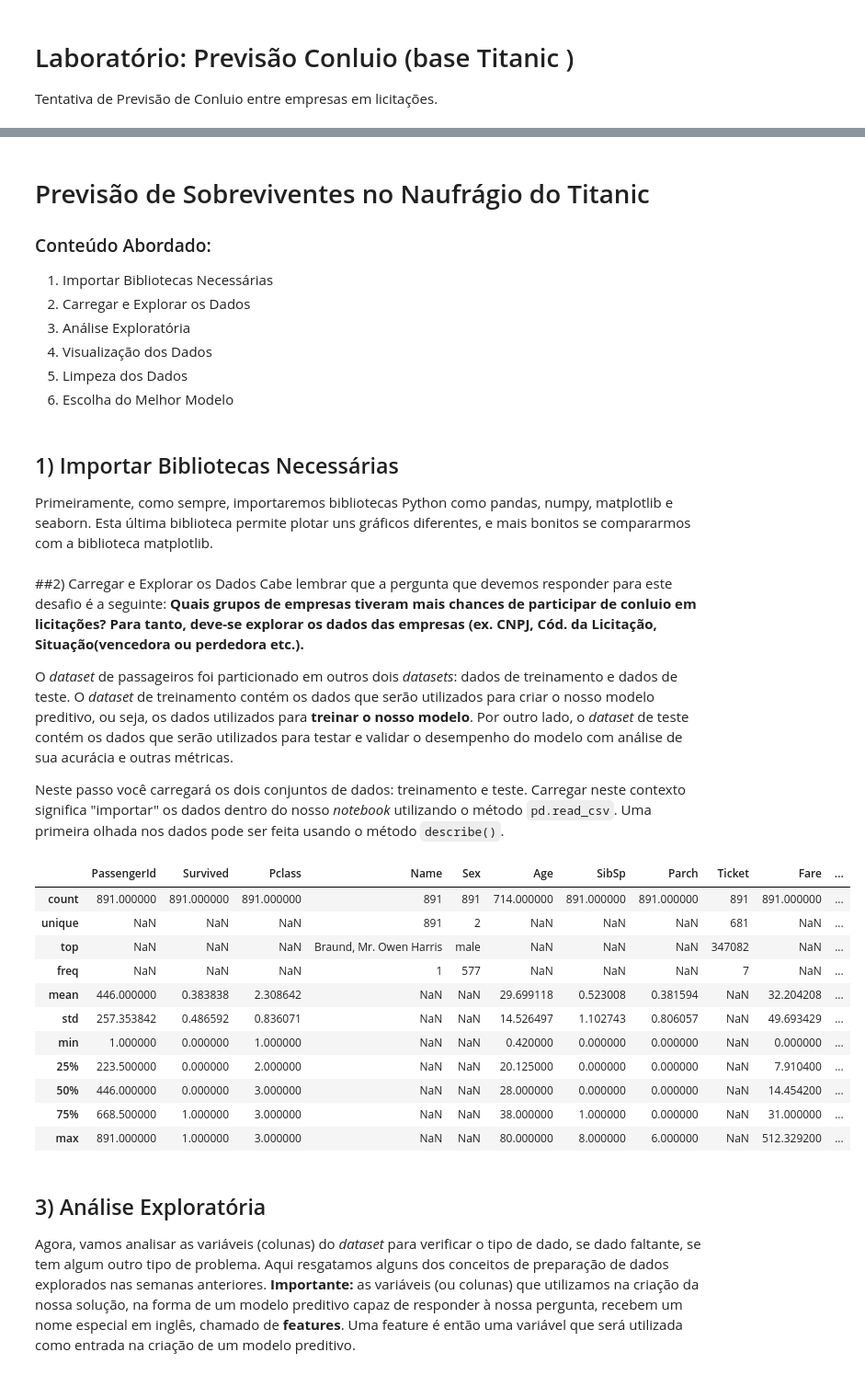
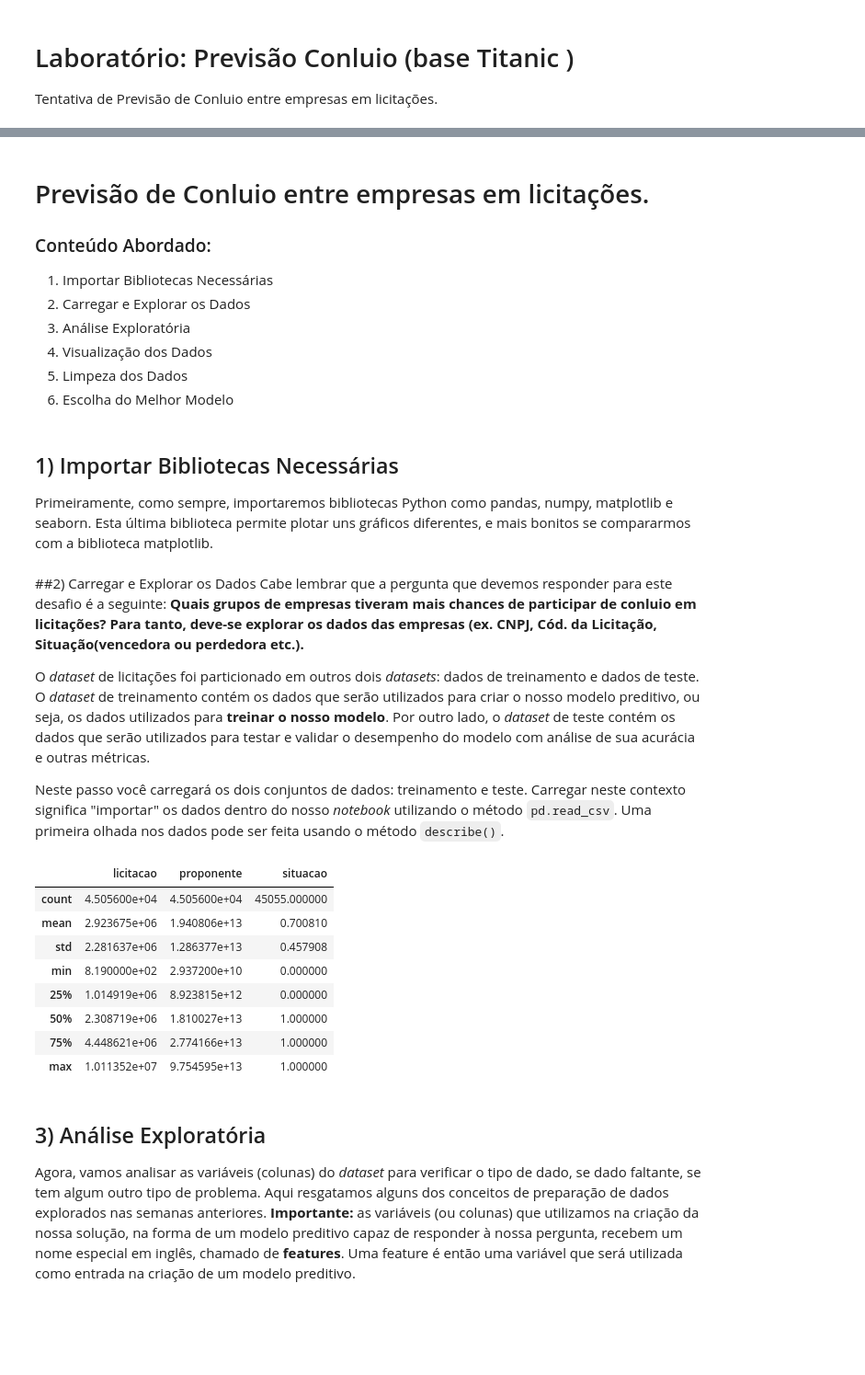
Before and after one commit to pcpiscator/2T2021, a Jupyter notebook: Previsão_Conluio_(Baseado_no_Titanic_).ipynb, the cells around one changed output, grey strips where cells are left out. Shown: that part at 92% size. Drawn from its saved outputs; the diff is of its cells as text; code cells hidden in the pictures; blank space fills up the shorter version.

```diff
--- a/Previsão_Conluio_(Baseado_no_Titanic_).ipynb
+++ b/Previsão_Conluio_(Baseado_no_Titanic_).ipynb
@@ -34,5 +6,5 @@ Este notebook apresenta um passo-a-passo na análise exploratória dos dados de
 # %% [markdown]
-# Previsão de Sobreviventes no Naufrágio do Titanic
+# Previsão de Conluio entre empresas em licitações.
 
 ### Conteúdo Abordado:
 1. Importar Bibliotecas Necessárias
@@ -63,35 +35,33 @@ warnings.filterwarnings('ignore')
 ##2) Carregar e Explorar os Dados
 Cabe lembrar que a pergunta que devemos responder para este desafio é a seguinte: **Quais grupos de empresas tiveram mais chances de participar de conluio em licitações? Para tanto,  deve-se explorar os dados das empresas (ex. CNPJ, Cód. da Licitação, Situação(vencedora ou perdedora etc.).**
 
-O *dataset* de passageiros foi particionado em outros dois *datasets*: dados de treinamento e dados de teste.
+O *dataset* de licitações foi particionado em outros dois *datasets*: dados de treinamento e dados de teste.
 O *dataset* de treinamento contém os dados que serão utilizados para criar o nosso modelo preditivo, ou seja, os dados utilizados para **treinar o nosso modelo**. Por outro lado, o *dataset* de teste contém os dados que serão utilizados para testar e validar o desempenho do modelo com análise de sua acurácia e outras métricas.
 
 Neste passo você carregará os dois conjuntos de dados: treinamento e teste. Carregar neste contexto significa "importar" os dados dentro do nosso *notebook* utilizando o método `pd.read_csv`. Uma primeira olhada nos dados pode ser feita usando o método `describe()`.
 # %%
 # importar arquivos CSV: treinamento e teste. Note que os arquivos estão no Google Drive, e com isto, temos que acessá-los
 # através de um endereço web (URL) com caracteres 'estranhos' (chamados de 'hash'). Se os arquivos estivessem em seu computador,
 # o acesso seria utilizando os nomes dos arquivos CSV treinamento.csv e teste.csv
-url_arquivo_treinamento_csv='https://drive.google.com/uc?export=view&id=1dJWrDlgp43l9qcZtSJ8ArZSWvxKWaQCx'
-url_arquivo_teste_csv='https://drive.google.com/uc?export=view&id=1wrYVj6EThqc1qX3QO_RWONGEQOf7tnJF'
+#url_arquivo_treinamento_csv='https://drive.google.com/uc?export=view&id=1dJWrDlgp43l9qcZtSJ8ArZSWvxKWaQCx'
+#url_arquivo_teste_csv='https://drive.google.com/uc?export=view&id=1wrYVj6EThqc1qX3QO_RWONGEQOf7tnJF'
 
-treinamento_df = pd.read_csv(url_arquivo_treinamento_csv)
-teste_df = pd.read_csv(url_arquivo_teste_csv)
+treino = pd.read_csv('https://raw.githubusercontent.com/pcpiscator/2T2021/main/BaseLimpaTr.txt')
+teste= pd.read_csv('https://raw.githubusercontent.com/pcpiscator/2T2021/main/BaseLimpaTs.txt')
 
 # Dê uma olhada nos dados com o método describe. Passamos como parâmetro include=all para que todas as colunas do dataframe treinamento sejam apresentadas.
-treinamento_df.describe(include='all')
+treino.describe(include='all')
+#teste.describe(include='all')
 # %% [output]
-|  | PassengerId | Survived | Pclass | Name | Sex | Age | SibSp | Parch | Ticket | Fare | ... |
-| count | 891.000000 | 891.000000 | 891.000000 | 891 | 891 | 714.000000 | 891.000000 | 891.000000 | 891 | 891.000000 | ... |
-| unique | NaN | NaN | NaN | 891 | 2 | NaN | NaN | NaN | 681 | NaN | ... |
-| top | NaN | NaN | NaN | Braund, Mr. Owen Harris | male | NaN | NaN | NaN | 347082 | NaN | ... |
-| freq | NaN | NaN | NaN | 1 | 577 | NaN | NaN | NaN | 7 | NaN | ... |
-| mean | 446.000000 | 0.383838 | 2.308642 | NaN | NaN | 29.699118 | 0.523008 | 0.381594 | NaN | 32.204208 | ... |
-| std | 257.353842 | 0.486592 | 0.836071 | NaN | NaN | 14.526497 | 1.102743 | 0.806057 | NaN | 49.693429 | ... |
-| min | 1.000000 | 0.000000 | 1.000000 | NaN | NaN | 0.420000 | 0.000000 | 0.000000 | NaN | 0.000000 | ... |
-| 25% | 223.500000 | 0.000000 | 2.000000 | NaN | NaN | 20.125000 | 0.000000 | 0.000000 | NaN | 7.910400 | ... |
-| 50% | 446.000000 | 0.000000 | 3.000000 | NaN | NaN | 28.000000 | 0.000000 | 0.000000 | NaN | 14.454200 | ... |
-| 75% | 668.500000 | 1.000000 | 3.000000 | NaN | NaN | 38.000000 | 1.000000 | 0.000000 | NaN | 31.000000 | ... |
-| max | 891.000000 | 1.000000 | 3.000000 | NaN | NaN | 80.000000 | 8.000000 | 6.000000 | NaN | 512.329200 | ... |
+|  | licitacao | proponente | situacao |
+| count | 4.505600e+04 | 4.505600e+04 | 45055.000000 |
+| mean | 2.923675e+06 | 1.940806e+13 | 0.700810 |
+| std | 2.281637e+06 | 1.286377e+13 | 0.457908 |
+| min | 8.190000e+02 | 2.937200e+10 | 0.000000 |
+| 25% | 1.014919e+06 | 8.923815e+12 | 0.000000 |
+| 50% | 2.308719e+06 | 1.810027e+13 | 1.000000 |
+| 75% | 4.448621e+06 | 2.774166e+13 | 1.000000 |
+| max | 1.011352e+07 | 9.754595e+13 | 1.000000 |
 # %% [markdown]
 ## 3) Análise Exploratória
 Agora, vamos analisar as variáveis (colunas) do *dataset* para verificar o tipo de dado, se dado faltante, se tem algum outro tipo de problema. Aqui resgatamos alguns dos conceitos de preparação de dados explorados nas semanas anteriores.
```
Also changed, not shown: parts of 8 cells of this notebook.
